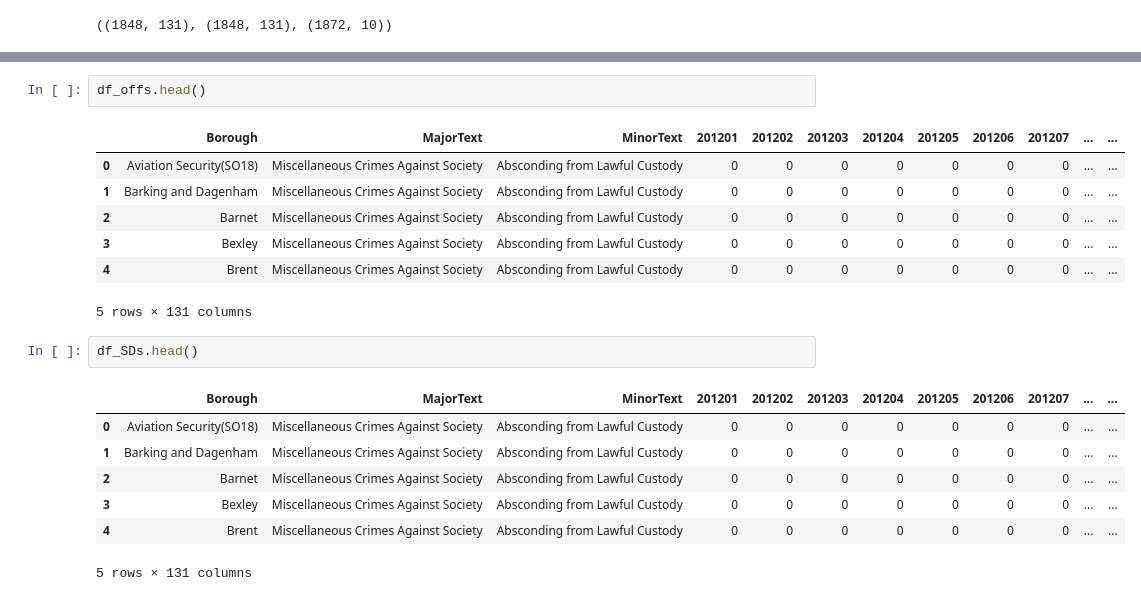
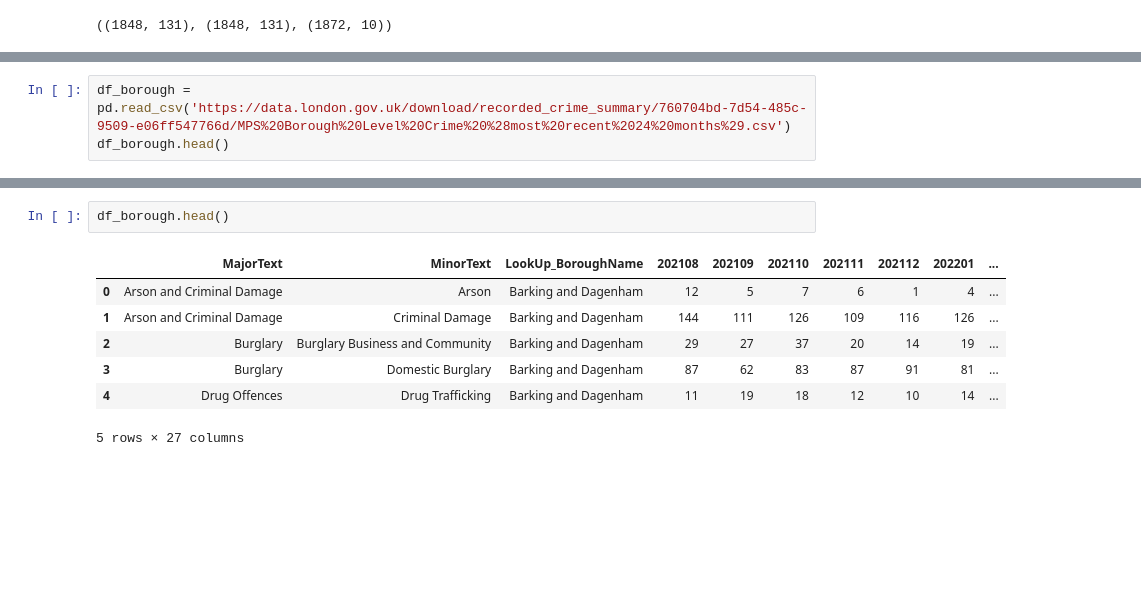
Before and after one commit to JamieW365/londoncrime, a Jupyter notebook: notebooks/exploratory/jw_1.ipynb, the cells around one changed output, grey strips where cells are left out. Cells and saved outputs as stored; diff of their text form; blank space fills up the shorter version.

```diff
--- a/notebooks/exploratory/jw_1.ipynb
+++ b/notebooks/exploratory/jw_1.ipynb
@@ -24,0 +36,3 @@ df_offs.shape, df_SDs.shape, df_borough_pops.shape
+# %%
+df_borough = pd.read_csv('https://data.london.gov.uk/download/recorded_crime_summary/760704bd-7d54-485c-9509-e06ff547766d/MPS%20Borough%20Level%20Crime%20%28most%20recent%2024%20months%29.csv')
+df_borough.head()
@@ -25,20 +47,10 @@ df_offs.shape, df_SDs.shape, df_borough_pops.shape
 # %%
-df_offs.head()
+df_borough.head()
 # %% [output]
-|  | Borough | MajorText | MinorText | 201201 | 201202 | 201203 | 201204 | 201205 | 201206 | 201207 | ... | ... |
-| 0 | Aviation Security(SO18) | Miscellaneous Crimes Against Society | Absconding from Lawful Custody | 0 | 0 | 0 | 0 | 0 | 0 | 0 | ... | ... |
-| 1 | Barking and Dagenham | Miscellaneous Crimes Against Society | Absconding from Lawful Custody | 0 | 0 | 0 | 0 | 0 | 0 | 0 | ... | ... |
-| 2 | Barnet | Miscellaneous Crimes Against Society | Absconding from Lawful Custody | 0 | 0 | 0 | 0 | 0 | 0 | 0 | ... | ... |
-| 3 | Bexley | Miscellaneous Crimes Against Society | Absconding from Lawful Custody | 0 | 0 | 0 | 0 | 0 | 0 | 0 | ... | ... |
-| 4 | Brent | Miscellaneous Crimes Against Society | Absconding from Lawful Custody | 0 | 0 | 0 | 0 | 0 | 0 | 0 | ... | ... |
+|  | MajorText | MinorText | LookUp_BoroughName | 202108 | 202109 | 202110 | 202111 | 202112 | 202201 | ... |
+| 0 | Arson and Criminal Damage | Arson | Barking and Dagenham | 12 | 5 | 7 | 6 | 1 | 4 | ... |
+| 1 | Arson and Criminal Damage | Criminal Damage | Barking and Dagenham | 144 | 111 | 126 | 109 | 116 | 126 | ... |
+| 2 | Burglary | Burglary Business and Community | Barking and Dagenham | 29 | 27 | 37 | 20 | 14 | 19 | ... |
+| 3 | Burglary | Domestic Burglary | Barking and Dagenham | 87 | 62 | 83 | 87 | 91 | 81 | ... |
+| 4 | Drug Offences | Drug Trafficking | Barking and Dagenham | 11 | 19 | 18 | 12 | 10 | 14 | ... |
-5 rows × 131 columns
+5 rows × 27 columns
-# %%
-df_SDs.head()
-# %% [output]
-|  | Borough | MajorText | MinorText | 201201 | 201202 | 201203 | 201204 | 201205 | 201206 | 201207 | ... | ... |
-| 0 | Aviation Security(SO18) | Miscellaneous Crimes Against Society | Absconding from Lawful Custody | 0 | 0 | 0 | 0 | 0 | 0 | 0 | ... | ... |
-| 1 | Barking and Dagenham | Miscellaneous Crimes Against Society | Absconding from Lawful Custody | 0 | 0 | 0 | 0 | 0 | 0 | 0 | ... | ... |
-| 2 | Barnet | Miscellaneous Crimes Against Society | Absconding from Lawful Custody | 0 | 0 | 0 | 0 | 0 | 0 | 0 | ... | ... |
-| 3 | Bexley | Miscellaneous Crimes Against Society | Absconding from Lawful Custody | 0 | 0 | 0 | 0 | 0 | 0 | 0 | ... | ... |
-| 4 | Brent | Miscellaneous Crimes Against Society | Absconding from Lawful Custody | 0 | 0 | 0 | 0 | 0 | 0 | 0 | ... | ... |
-5 rows × 131 columns
```
Also changed, not shown: parts of 6 cells of this notebook.
